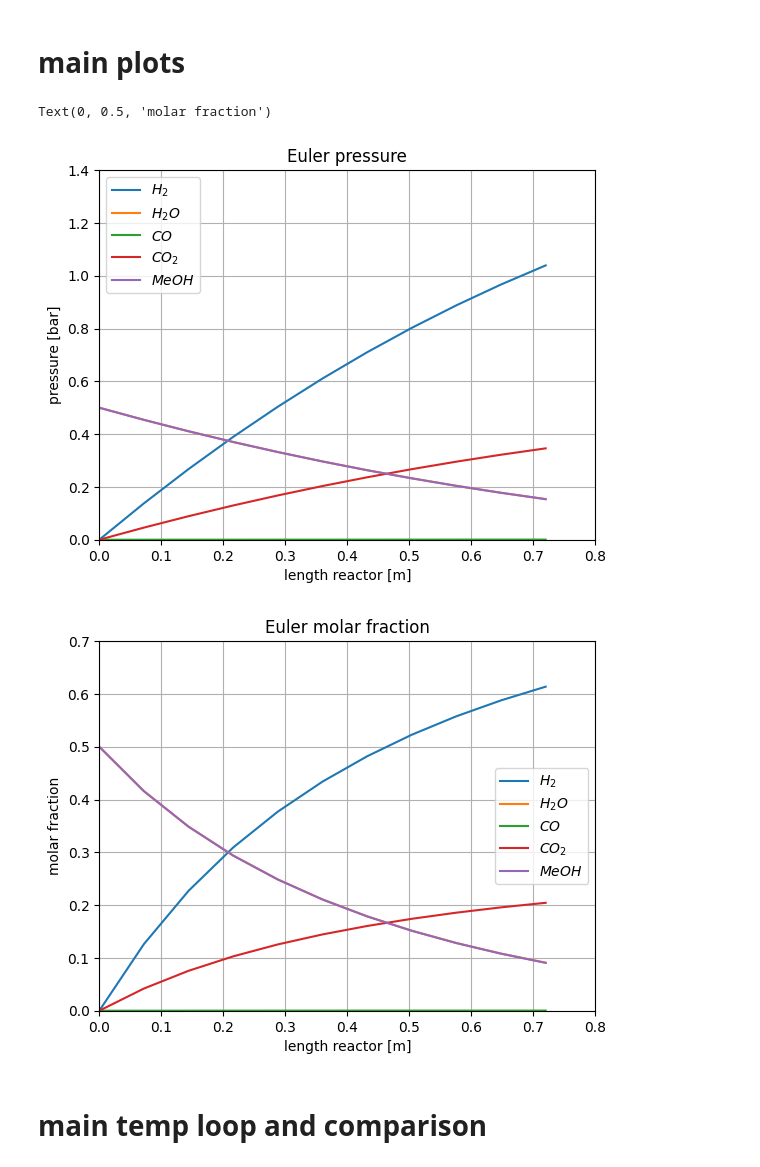
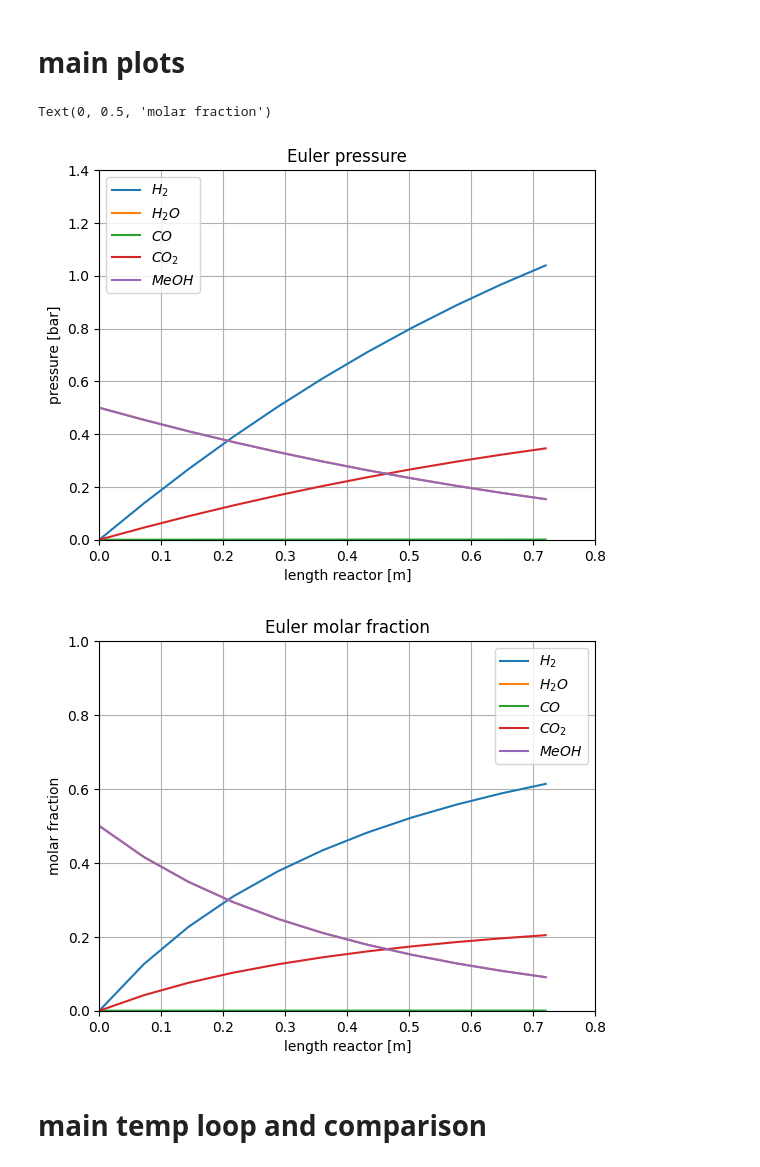
Before and after one commit to DanielGreiner/Masterarbeit, a Jupyter notebook: Model_reactor_1D_steady_state_isothermal.ipynb, the cells around one changed output. Saved outputs shown, nothing was run; the diff lists cells and outputs as text; code cells hidden in the pictures.

```diff
--- a/Model_reactor_1D_steady_state_isothermal.ipynb
+++ b/Model_reactor_1D_steady_state_isothermal.ipynb
@@ -295,34 +295,34 @@ for l in range(steps+1):
 plots both reactors in the cascade using euler's method and the runge kutta method
 '''
 
 plt.figure(1)
 plt.plot(pEul[:,5], pEul[:,0], label='$H_2$')
 plt.plot(pEul[:,5], pEul[:,1], label='$H_2O$')
 plt.plot(pEul[:,5], pEul[:,2], label='$CO$')
 plt.plot(pEul[:,5], pEul[:,3], label='$CO_2$')
 plt.plot(pEul[:,5], pEul[:,4], label='$MeOH$')
 plt.title("Euler pressure")
 plt.axis((0, 0.800, 0, 1.40))
 plt.legend(loc='best')
 plt.grid()
 plt.xlabel("length reactor [m]")
 plt.ylabel ("pressure [bar]")
 
 plt.figure(2)
 plt.plot(pEulfrac[:,5], pEulfrac[:,0], label='$H_2$')
 plt.plot(pEulfrac[:,5], pEulfrac[:,1], label='$H_2O$')
 plt.plot(pEulfrac[:,5], pEulfrac[:,2], label='$CO$')
 plt.plot(pEulfrac[:,5], pEulfrac[:,3], label='$CO_2$')
 plt.plot(pEulfrac[:,5], pEulfrac[:,4], label='$MeOH$')
 plt.title("Euler molar fraction")
-plt.axis((0, 0.800, 0, 0.7))
+plt.axis((0, 0.800, 0, 1))
 plt.legend(loc='best')
 plt.grid()
 plt.xlabel("length reactor [m]")
 plt.ylabel ("molar fraction")
 # %% [output]
 Text(0, 0.5, 'molar fraction')
 [figure]
-[figure, old version]
+[figure, new version]
 # %% [markdown]
 # main temp loop and comparison
```
Also changed, not shown: parts of 3 cells of this notebook.
